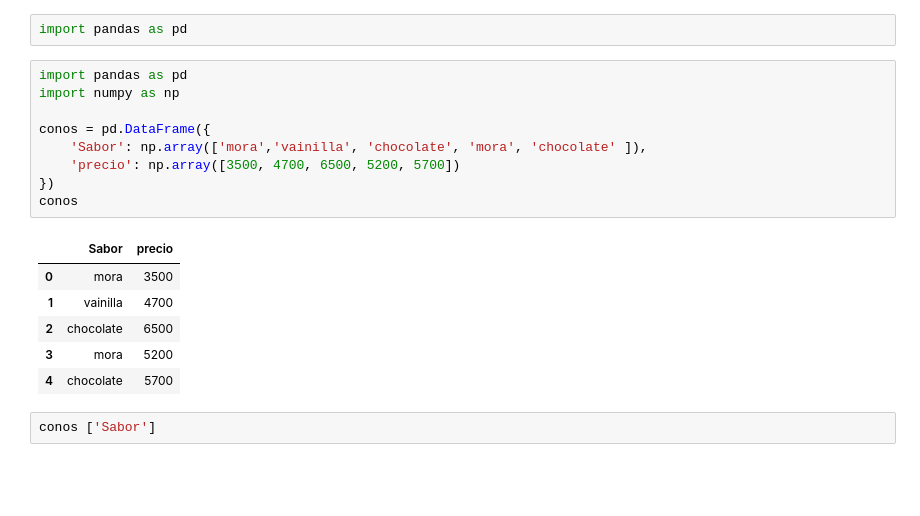
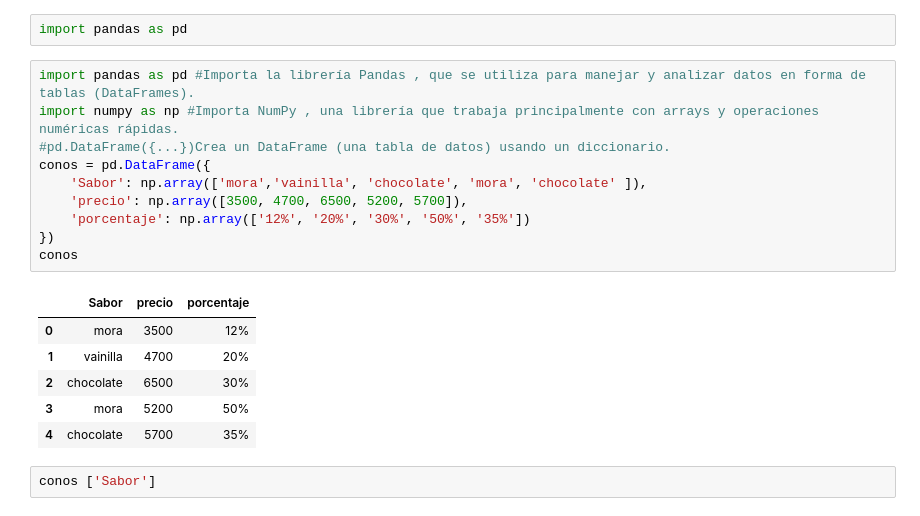
Before and after one commit to Andres0126/ple_intro_github, a Jupyter notebook: Clase #Tablas python.ipynb, the cells around one changed output. Saved outputs shown, nothing was run; the diff lists cells and outputs as text; blank space fills up the shorter version.

```diff
--- a/Clase 24-4-25 #Tablas.ipynb
+++ b/Clase #Tablas python.ipynb
@@ -21,21 +21,22 @@ Note: you may need to restart the kernel to use updated packages.
 # %%
 import pandas as pd
 # %%
-import pandas as pd
-import numpy as np
-
+import pandas as pd #Importa la librería Pandas , que se utiliza para manejar y analizar datos en forma de tablas (DataFrames).
+import numpy as np #Importa NumPy , una librería que trabaja principalmente con arrays y operaciones numéricas rápidas.
+#pd.DataFrame({...})Crea un DataFrame (una tabla de datos) usando un diccionario.
 conos = pd.DataFrame({
     'Sabor': np.array(['mora','vainilla', 'chocolate', 'mora', 'chocolate' ]),
-    'precio': np.array([3500, 4700, 6500, 5200, 5700])
+    'precio': np.array([3500, 4700, 6500, 5200, 5700]),
+    'porcentaje': np.array(['12%', '20%', '30%', '50%', '35%'])
 })
 conos
 # %% [output]
-|  | Sabor | precio |
-| 0 | mora | 3500 |
-| 1 | vainilla | 4700 |
-| 2 | chocolate | 6500 |
-| 3 | mora | 5200 |
-| 4 | chocolate | 5700 |
+|  | Sabor | precio | porcentaje |
+| 0 | mora | 3500 | 12% |
+| 1 | vainilla | 4700 | 20% |
+| 2 | chocolate | 6500 | 30% |
+| 3 | mora | 5200 | 50% |
+| 4 | chocolate | 5700 | 35% |
 # %%
 conos ['Sabor']
 # %% [output]
```
Also changed, not shown: parts of 5 cells of this notebook, 1 other file.
